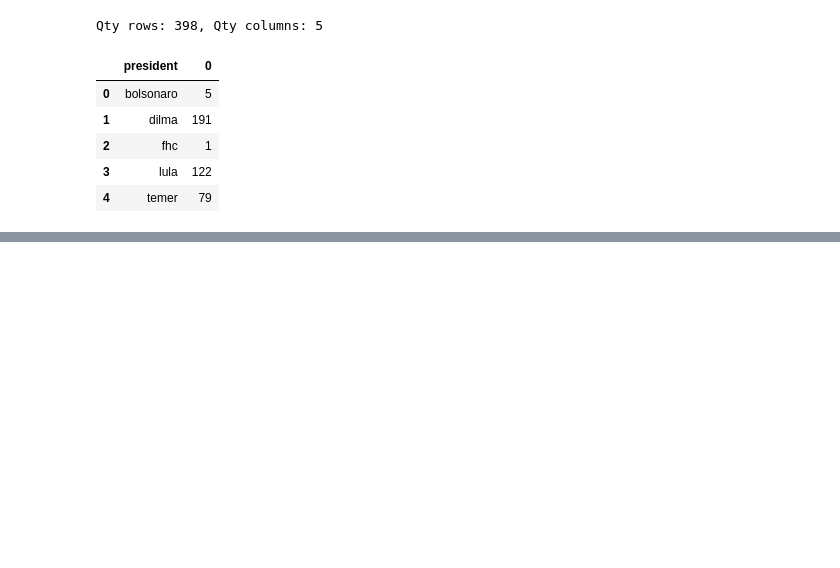
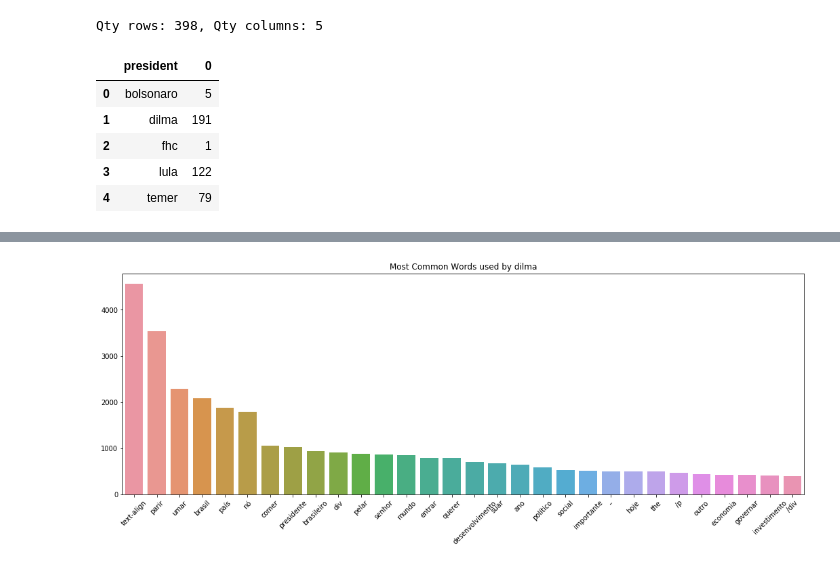
Before and after one commit to fclesio/lda-brazilian-books, a Jupyter notebook: src/lda-presidential-speeches.ipynb, the cells around one changed output, grey strips where cells are left out. Saved outputs shown, nothing was run; the diff lists cells and outputs as text; code cells hidden in the pictures; blank space fills up the shorter version.

```diff
--- a/src/lda-presidential-speeches.ipynb
+++ b/src/lda-presidential-speeches.ipynb
@@ -173,0 +765,4 @@ def get_word_frequency(artist):
+# %%
+get_word_frequency('dilma')
+# %% [output]
+[figure, added]
```
Also changed, not shown: parts of 12 cells of this notebook, 5 other files.
